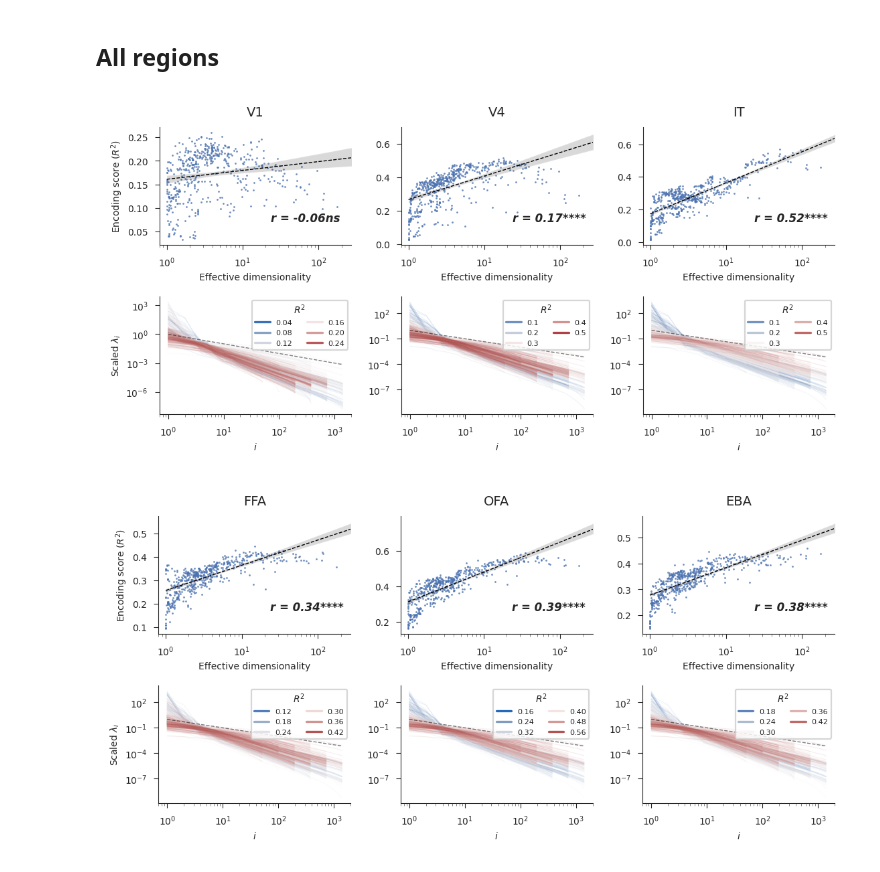
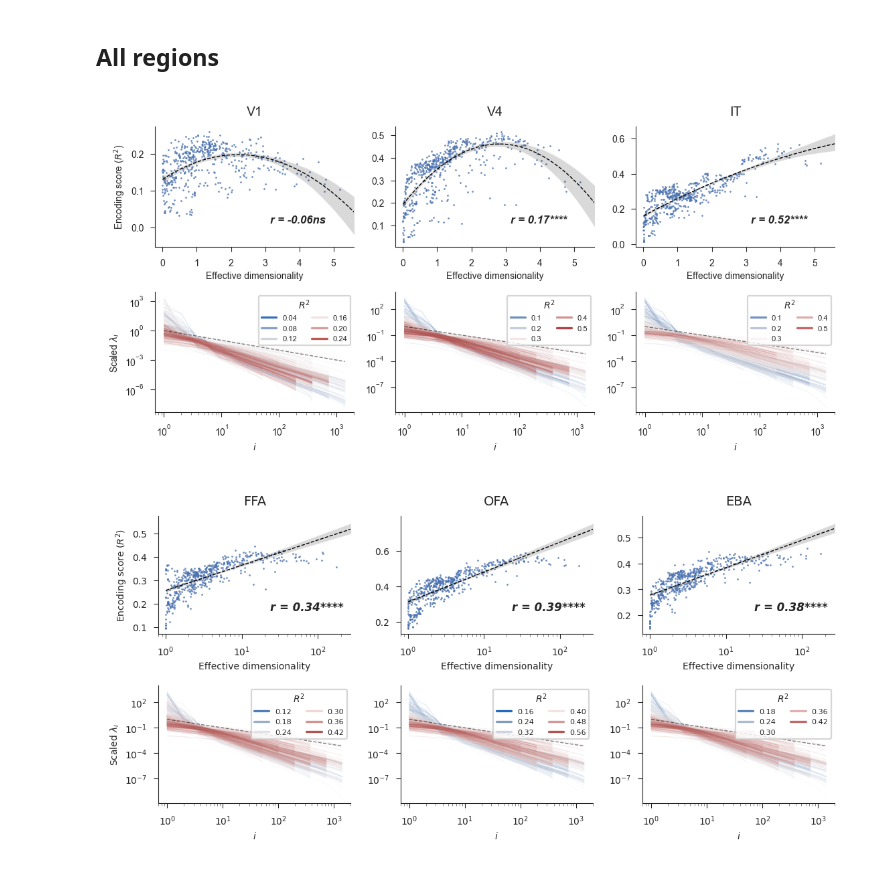
Before and after one commit to EricElmoznino/encoder_dimensionality, a Jupyter notebook: figures/manuscript/results.ipynb, the cells around one changed output. Drawn from its saved outputs; the diff is of its cells as text; code cells hidden in the pictures.

```diff
--- a/figures/manuscript/results.ipynb
+++ b/figures/manuscript/results.ipynb
@@ -839,16 +839,17 @@ for i, region in enumerate(regions):
     # ED vs. encoding
     data = pd.merge(eigmetrics, bench, on=id_columns)
     data.loc[:, 'layer'] = data['layer'].replace(tf_to_pt_layer_map)
+    data["logED"] = np.log(data["effective dimensionality"])
 
     ax = axs[0, i]
 
-    ax.set_xlim(0.8, 270)
-    sns.regplot(data=data, x='effective dimensionality', y='score',
-                logx=True,
+    ax.set_xlim(np.log(0.8), np.log(270))
+    sns.regplot(data=data, x='logED', y='score',
+                logx=False, order=2,
                 scatter_kws={'alpha': 0.8, 's': 1, 'linewidth': 0},
                 line_kws={'color': 'black', 'linestyle': '--', 'linewidth': 0.5},
                 ax=ax)
-    ax.set(title=region, xscale='log')
+    ax.set(title=region)
     ax.set_xlabel('Effective dimensionality', fontsize=5)
     if i == 0:
         ax.set_ylabel(r'Encoding score ($R^2$)', fontsize=5)
@@ -858,34 +859,35 @@ for i, region in enumerate(regions):
 
     # Eigenspectra vs. encoding
     data = pd.merge(eigspectra, bench, on=id_columns)
+    data["task"] = data["task"].fillna("None")
     data['id'] = data[id_columns].sum(axis='columns')
 
     outlier = data.groupby(id_columns)['n'].transform(is_outlier)
     data = data[~outlier]
 
     scaled_var = data.groupby(id_columns).apply(get_scaled_var)
     scaled_var = scaled_var.reset_index(id_columns, drop=True)
     data['scaled_variance'] = scaled_var
 
     ax = axs[1, i]
 
     sns.lineplot(data=data, x='n', y='scaled_variance', hue='score',
                  units='id', alpha=0.1, linewidth=0.4, estimator=None,
                  palette=sns.color_palette('vlag', as_cmap=True), ax=ax)
     ax.plot([1, data.n.max()], [1, 1 / data.n.max()], linestyle='--', color='black', alpha=0.5, linewidth=0.5)
     ax.set(xscale='log', yscale='log')
     ax.set_xlabel(r'$i$', fontsize=5)
     if i == 0:
         ax.set_ylabel(r'Scaled $\lambda_i$', fontsize=5)
     else:
         ax.set_ylabel(None)
 
     ax.legend(title=r'$R^2$', loc='upper right', fontsize=4, title_fontsize=5, ncol=2)
 
 plt.savefig('saved/appendix_allregions-neurophysiology.png', dpi=300)
 plt.show()
 # %% [output]
-[figure, old version]
+[figure, new version]
 # %%
 all_regions = [['FFA', 'OFA', 'EBA'], ['RSC', 'PPA', 'OPA'], ['STS', 'LOC', 'PFS']]
 dataset = 'imagenet'
```
Also changed, not shown: parts of 7 cells of this notebook, 10 other files.
